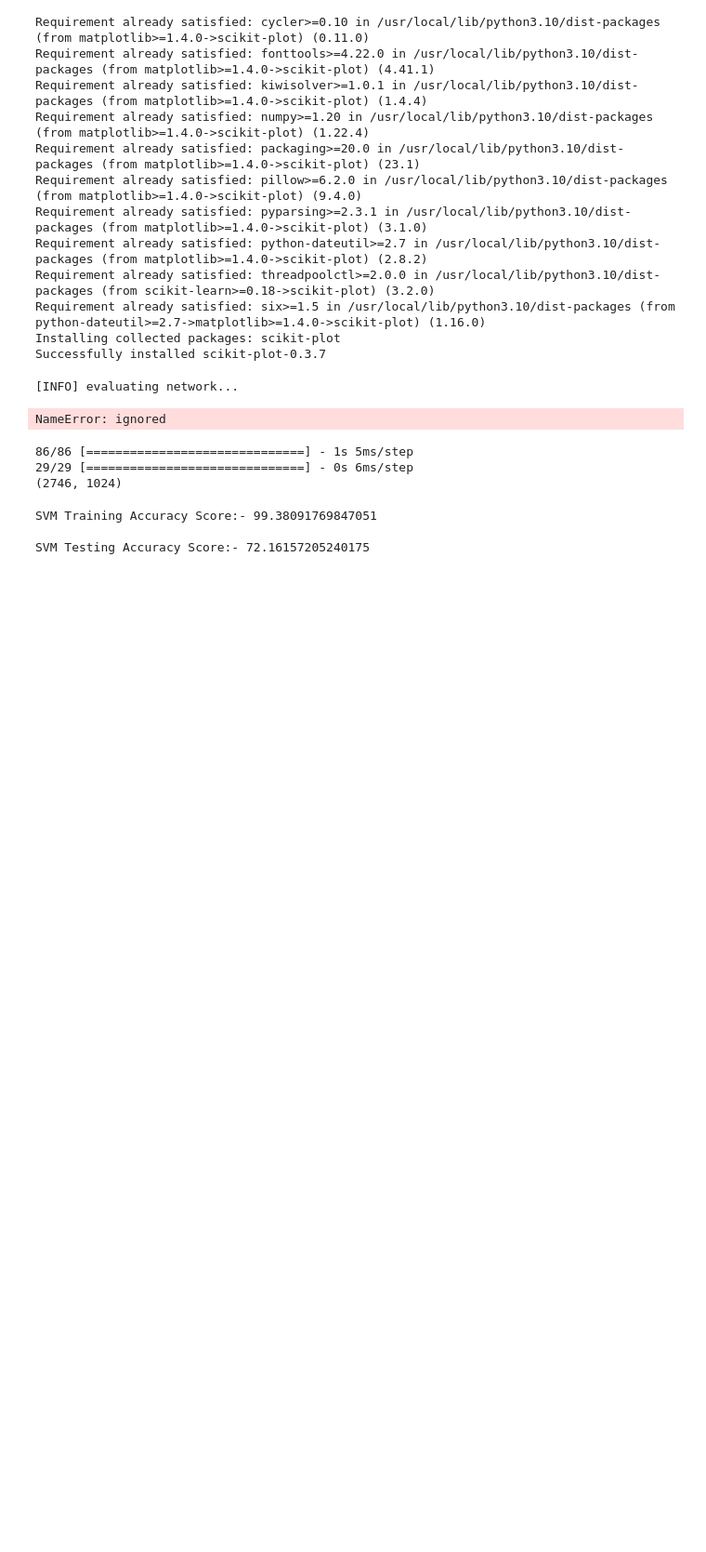
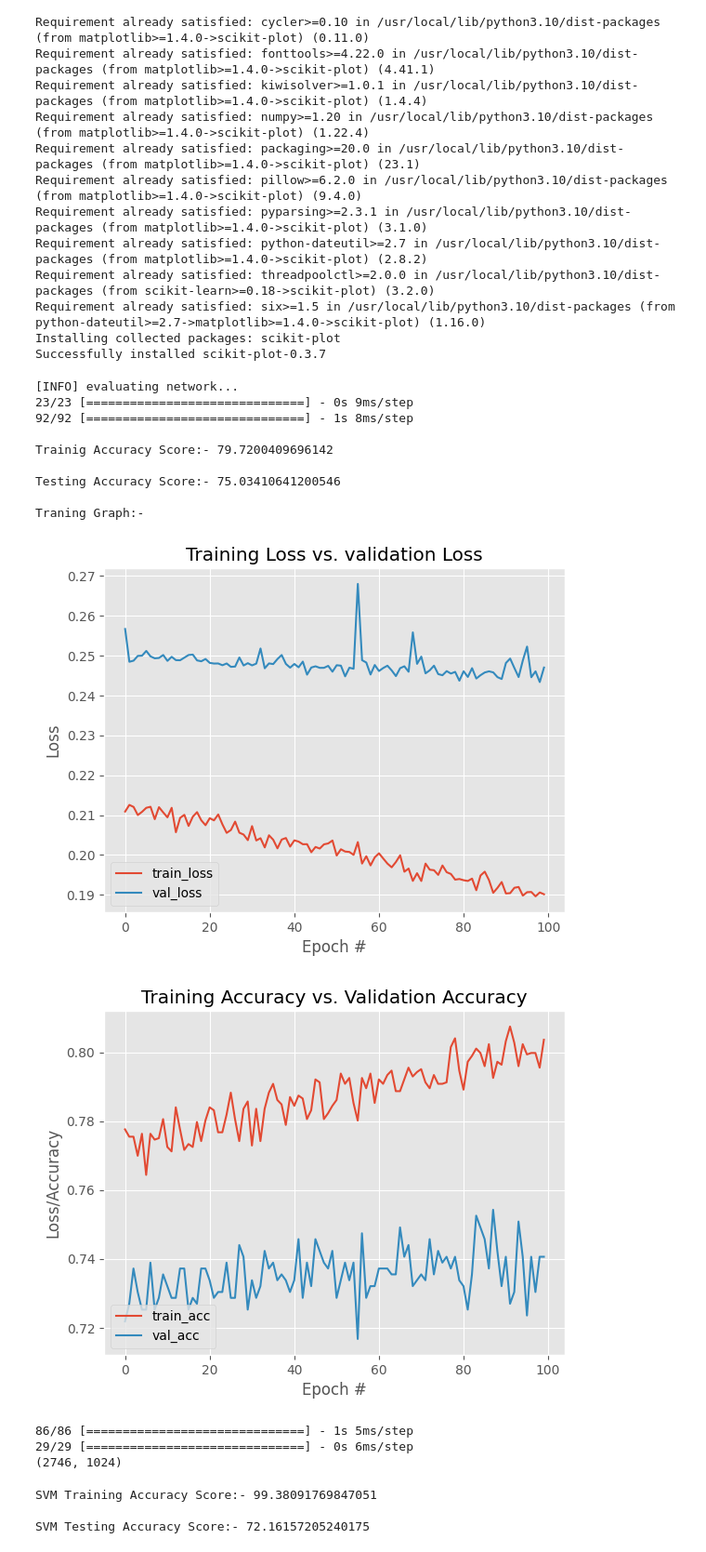
Before and after one commit to HazenDeveloper/Diabetic-Retinopathy-Feature-Extraction-using-Fundus-Images, a Jupyter notebook: CNN_FE_SVM_RF.ipynb, the cells around one changed output. Shown: that part at 93% size. Drawn from its saved outputs; the diff is of its cells as text; code cells hidden in the pictures; blank space fills up the shorter version.

```diff
--- a/CNN_FE_SVM_RF.ipynb
+++ b/CNN_FE_SVM_RF.ipynb
@@ -192,31 +207,28 @@ print(models)
 ValueError: ignored
 # %%
 INIT_LR = 1e-3
-EPOCHS = 50
+EPOCHS = 100
 BS = 32
 
 from keras.optimizers import gradient_descent_legacy
 
 cnn_model=Sequential()
 
-cnn_model.add(Conv2D(16, (3, 3),activation='relu',input_shape=(150, 150, 3)))
+cnn_model.add(Conv2D(16, (5, 5),activation='relu',input_shape=(150, 150, 3)))
 cnn_model.add(MaxPooling2D(2,2))
-# cnn_model.add(Dropout(0.2))
+cnn_model.add(Dropout(0.2))
 
-# cnn_model.add(Conv2D(32, (3, 3),activation='relu'))
-# cnn_model.add(MaxPooling2D(2,2))
-# cnn_model.add(Dropout(0.2))
+cnn_model.add(Conv2D(32, (5, 5),activation='relu'))
+cnn_model.add(MaxPooling2D(2,2))
+cnn_model.add(Dropout(0.2))
 
-# cnn_model.add(Conv2D(64, (3, 3),activation='relu'))
-# cnn_model.add(MaxPooling2D(2,2))
+cnn_model.add(Conv2D(64, (5, 5), activation='relu'))
+cnn_model.add(MaxPooling2D(2,2))
+cnn_model.add(Dropout(0.2))
 
 # cnn_model.add(Conv2D(128, (3, 3), activation='relu'))
 # cnn_model.add(MaxPooling2D(2,2))
 # cnn_model.add(Dropout(0.2))
-
-cnn_model.add(Conv2D(64, (3, 3), activation='relu'))
-cnn_model.add(MaxPooling2D(2,2))
-cnn_model.add(Dropout(0.2))
 
 cnn_model.add(BatchNormalization())
 cnn_model.add(Flatten())   #Features Are Extracted From this Layer
@@ -249,10 +261,26 @@ Trainable params: 84,950,661
 Non-trainable params: 128
 _________________________________________________________________
+# %%
+# Specify the path where you want to save the best model
+checkpoint_path = 'best_model.h5'
+
+# Create the ModelCheckpoint callback
+model_checkpoint = ModelCheckpoint(
+    filepath=checkpoint_path,
+    patience = 2,
+    monitor='val_accuracy',       # Metric to monitor (could also be 'val_accuracy', etc.)
+    save_best_only=True,      # Saves only the best model based on the monitored metric
+    # save_weights_only=False,  # Set to True to save only the model's weights, not the whole model
+    verbose=1                 # Verbosity level: 0 - silent, 1 - progress bar, 2 - one line per epoch.
+)
+# checkpoint_callback = ModelCheckpoint('best_model.h5', monitor='val_accuracy', save_best_only=True, mode='max')
+# early_stopping_callback = EarlyStopping(monitor='val_loss', patience=5, mode='auto')
+my_callbacks = [model_checkpoint]
 # %%
 # train the head of the network
 print("[INFO] training head..")
 print(x_train.shape, y_train.shape)
-h = cnn_model.fit(x_train,y_train,epochs=EPOCHS, validation_split=0.2)
+h = cnn_model.fit(x_train,y_train,epochs=EPOCHS, validation_split=0.2, callbacks=my_callbacks)
 print("Done !!")
 # %% [output]
 [INFO] training head..
@@ -303,6 +331,9 @@ import scikitplot as skplt
 from sklearn.metrics import accuracy_score
 import numpy as np
 from sklearn import metrics
+import tensorflow
+
+cnn_model = tensorflow.keras.models.load_model('best_model.h5')
 
 print("[INFO] evaluating network...")
 predIdxs = cnn_model.predict(x_test, batch_size=BS)
@@ -313,34 +344,43 @@ trainpredIdxs = np.argmax(trainpredIdxs, axis=1)
 
 trainCNNScore=accuracy_score(trainpredIdxs,y_train.argmax(axis=1))*100
 CNNScore=accuracy_score(predIdxs,y_test.argmax(axis=1))*100
 
 print("\nTrainig Accuracy Score:-",trainCNNScore)
 print("\nTesting Accuracy Score:-",CNNScore)
 print("\nTraning Graph:- \n ")
 
 # plot the training loss and accuracy
 N = EPOCHS
 plt.style.use("ggplot")
 plt.figure()
 plt.plot(np.arange(0, N), h.history["loss"], label="train_loss")
 plt.plot(np.arange(0, N), h.history["val_loss"], label="val_loss")
 plt.title("Training Loss vs. validation Loss")
 plt.xlabel("Epoch #")
 plt.ylabel("Loss")
 plt.legend(loc="lower left",)
 plt.show()
 
 plt.figure()
 plt.plot(np.arange(0, N), h.history["accuracy"], label="train_acc")
 plt.plot(np.arange(0, N), h.history["val_accuracy"], label="val_acc")
 plt.title("Training Accuracy vs. Validation Accuracy")
 plt.xlabel("Epoch #")
 plt.ylabel("Loss/Accuracy")
 plt.legend(loc="lower left",)
 plt.show()
 # %% [output]
 [INFO] evaluating network...
+23/23 [==============================] - 0s 9ms/step
+92/92 [==============================] - 1s 8ms/step
+
+Trainig Accuracy Score:- 79.7200409696142
+
+Testing Accuracy Score:- 75.03410641200546
+
+Traning Graph:-
-NameError: ignored
+[figure, added]
+[figure, added]
 # %%
 extractCNN = Model(cnn_model.inputs, cnn_model.layers[-4].output)
 
```
Also changed, not shown: parts of 8 cells of this notebook.
